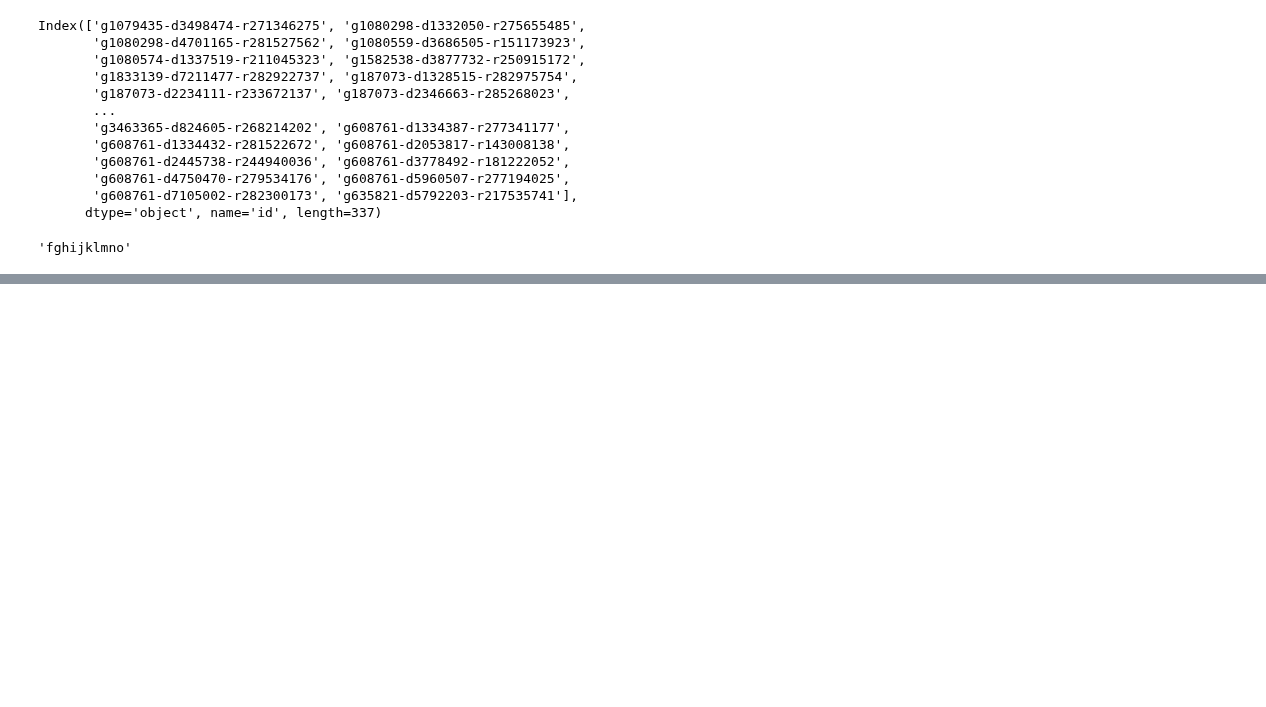
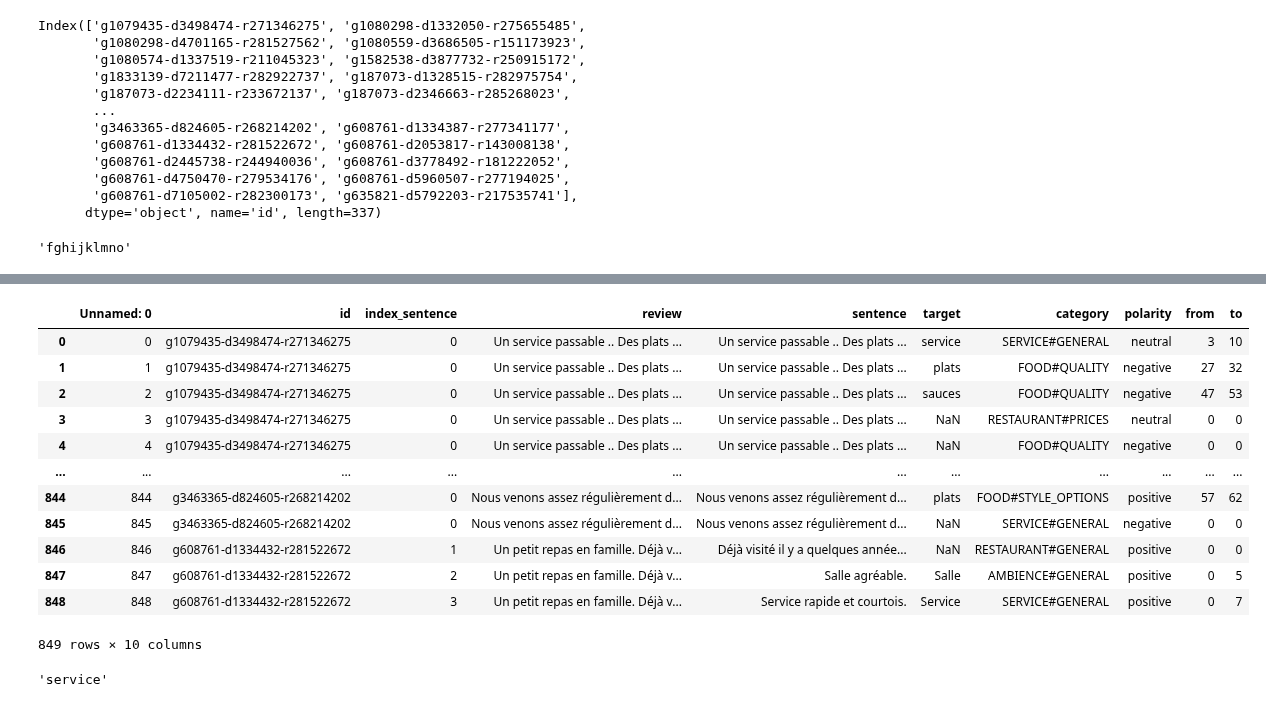
Before and after one commit to ia-bentebib/TER-Sentiment-Analysis, a Jupyter notebook: data/Get Data.ipynb, the cells around one changed output, grey strips where cells are left out. Saved outputs shown, nothing was run; the diff lists cells and outputs as text; code cells hidden in the pictures; blank space fills up the shorter version.

```diff
--- a/data/Get Data.ipynb
+++ b/data/Get Data.ipynb
@@ -156,0 +268,22 @@ dataDf.to_csv (r'D:\Git\TER-Sentiment-Analysis\data\export_data.csv', header=Tru
+# %%
+dataDf3 = dataDf2[dataDf2.sentence.notnull()]
+# %%
+dataDf3
+# %% [output]
+|  | Unnamed: 0 | id | index_sentence | review | sentence | target | category | polarity | from | to |
+| 0 | 0 | g1079435-d3498474-r271346275 | 0 | Un service passable .. Des plats ... | Un service passable .. Des plats ... | service | SERVICE#GENERAL | neutral | 3 | 10 |
+| 1 | 1 | g1079435-d3498474-r271346275 | 0 | Un service passable .. Des plats ... | Un service passable .. Des plats ... | plats | FOOD#QUALITY | negative | 27 | 32 |
+| 2 | 2 | g1079435-d3498474-r271346275 | 0 | Un service passable .. Des plats ... | Un service passable .. Des plats ... | sauces | FOOD#QUALITY | negative | 47 | 53 |
+| 3 | 3 | g1079435-d3498474-r271346275 | 0 | Un service passable .. Des plats ... | Un service passable .. Des plats ... | NaN | RESTAURANT#PRICES | neutral | 0 | 0 |
+| 4 | 4 | g1079435-d3498474-r271346275 | 0 | Un service passable .. Des plats ... | Un service passable .. Des plats ... | NaN | FOOD#QUALITY | negative | 0 | 0 |
+| ... | ... | ... | ... | ... | ... | ... | ... | ... | ... | ... |
+| 844 | 844 | g3463365-d824605-r268214202 | 0 | Nous venons assez régulièrement d... | Nous venons assez régulièrement d... | plats | FOOD#STYLE_OPTIONS | positive | 57 | 62 |
+| 845 | 845 | g3463365-d824605-r268214202 | 0 | Nous venons assez régulièrement d... | Nous venons assez régulièrement d... | NaN | SERVICE#GENERAL | negative | 0 | 0 |
+| 846 | 846 | g608761-d1334432-r281522672 | 1 | Un petit repas en famille. Déjà v... | Déjà visité il y a quelques année... | NaN | RESTAURANT#GENERAL | positive | 0 | 0 |
+| 847 | 847 | g608761-d1334432-r281522672 | 2 | Un petit repas en famille. Déjà v... | Salle agréable. | Salle | AMBIENCE#GENERAL | positive | 0 | 5 |
+| 848 | 848 | g608761-d1334432-r281522672 | 3 | Un petit repas en famille. Déjà v... | Service rapide et courtois. | Service | SERVICE#GENERAL | positive | 0 | 7 |
+849 rows × 10 columns
+# %%
+"Un service passable"[3:10]
+# %% [output]
+'service'
```
Also changed, not shown: parts of 17 cells of this notebook, 9 other files.
